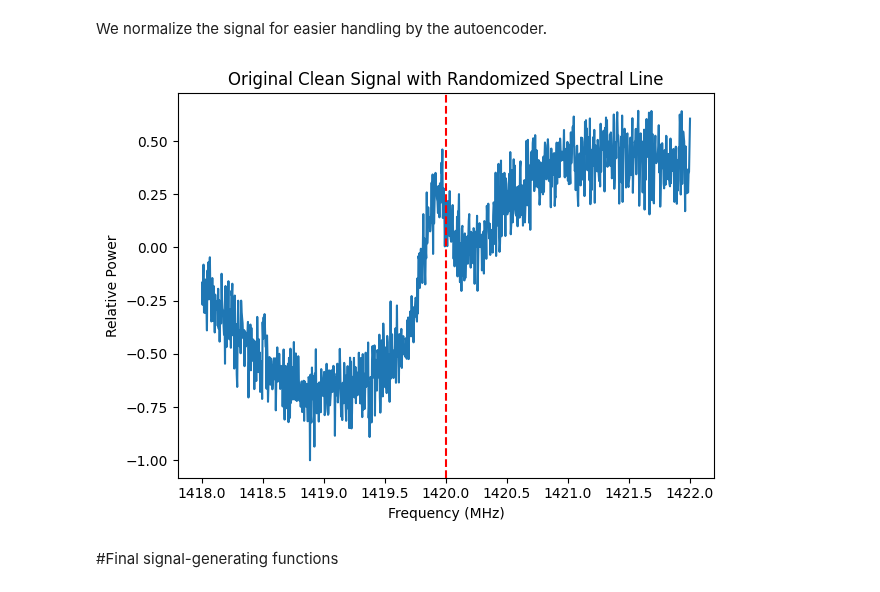
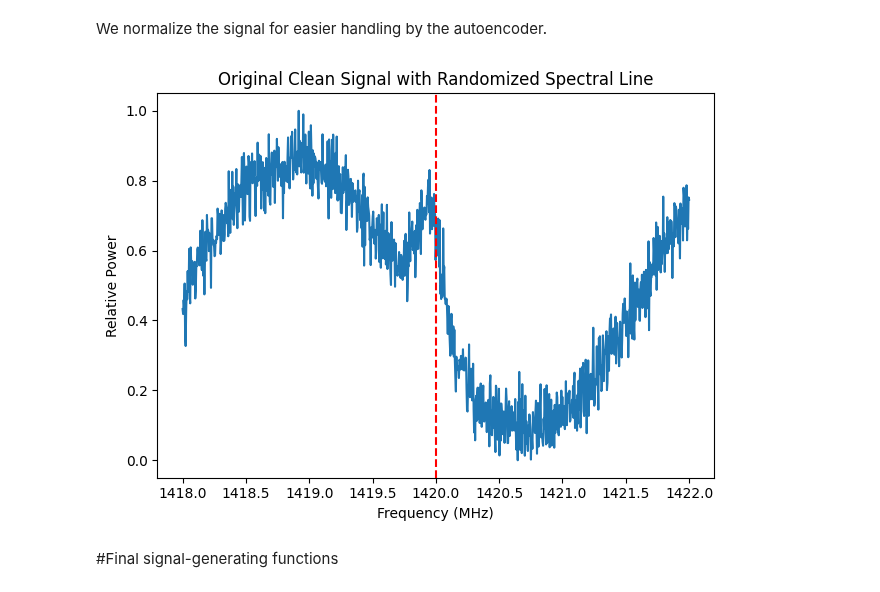
Before and after one commit to PanagiotisPetrid/ASTRO-BEAM-PanagiotisPetridis, a Jupyter notebook: Neural Networks/Autoencoder Components/Training Dataset.ipynb, the cells around one changed output. Cells and saved outputs as stored; diff of their text form; code cells hidden in the pictures.

Commit message:
Fixed signal normalization so that the signal has values between 0 and 1 (we can now use the sigmoid activation function instead of the tanh one).

```diff
--- a/Neural Networks/Autoencoder Components/Training Dataset.ipynb
+++ b/Neural Networks/Autoencoder Components/Training Dataset.ipynb
@@ -233,34 +233,35 @@ def generate_signal(n_samples):
     signal += spectral_line_shape
 
     # Add random gaussian noise with μ = 0, random σ
     noise_amplitude = np.random.uniform(0.1, 0.3)
     noise = np.random.normal(0, noise_amplitude, len(signal))
     signal += noise
 
     # Normalize the signal to have a maximum value of 1
+    signal = signal + np.abs(np.min(signal))
     signal = signal / np.max(np.abs(signal))
 
     return signal
 
 # Generate the signal
 n_samples = 1000
 freq_range = np.linspace(1418, 1422, n_samples)
 signal = generate_signal(n_samples)
 
 # Plot the clean signal
 plt.plot(freq_range, signal)
 plt.title("Original Clean Signal with Randomized Spectral Line")
 plt.xlabel("Frequency (MHz)")
 plt.ylabel("Relative Power")
 
 #Plot a vertical line at 1420 MHz to show variance
 plt.axvline(x=1420, color='r', linestyle='--')
 
 # Show the plots
 plt.tight_layout()
 plt.show()
 # %% [output]
-[figure, old version]
+[figure, new version]
 # %% [markdown]
 #Final signal-generating functions
 # %% [markdown]
```
Also changed, not shown: parts of 2 cells of this notebook.
